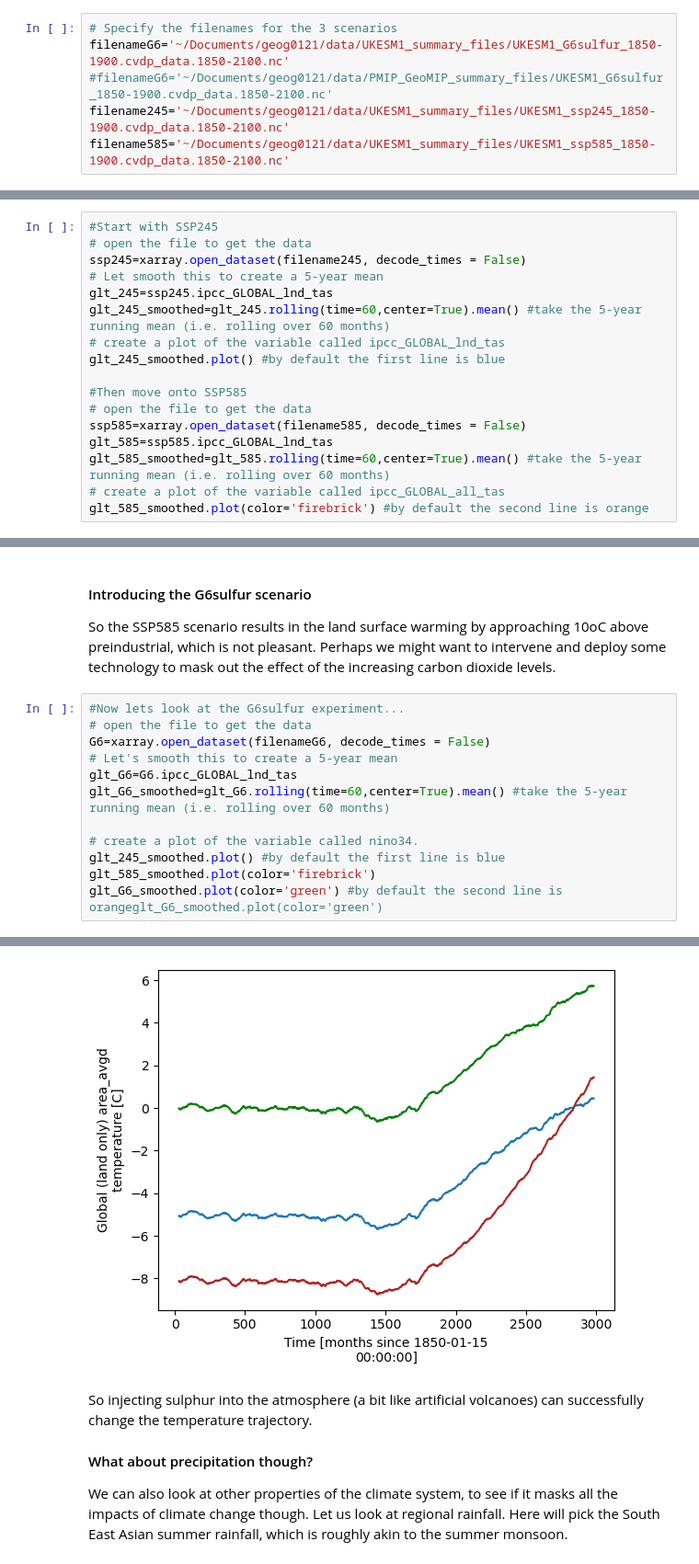
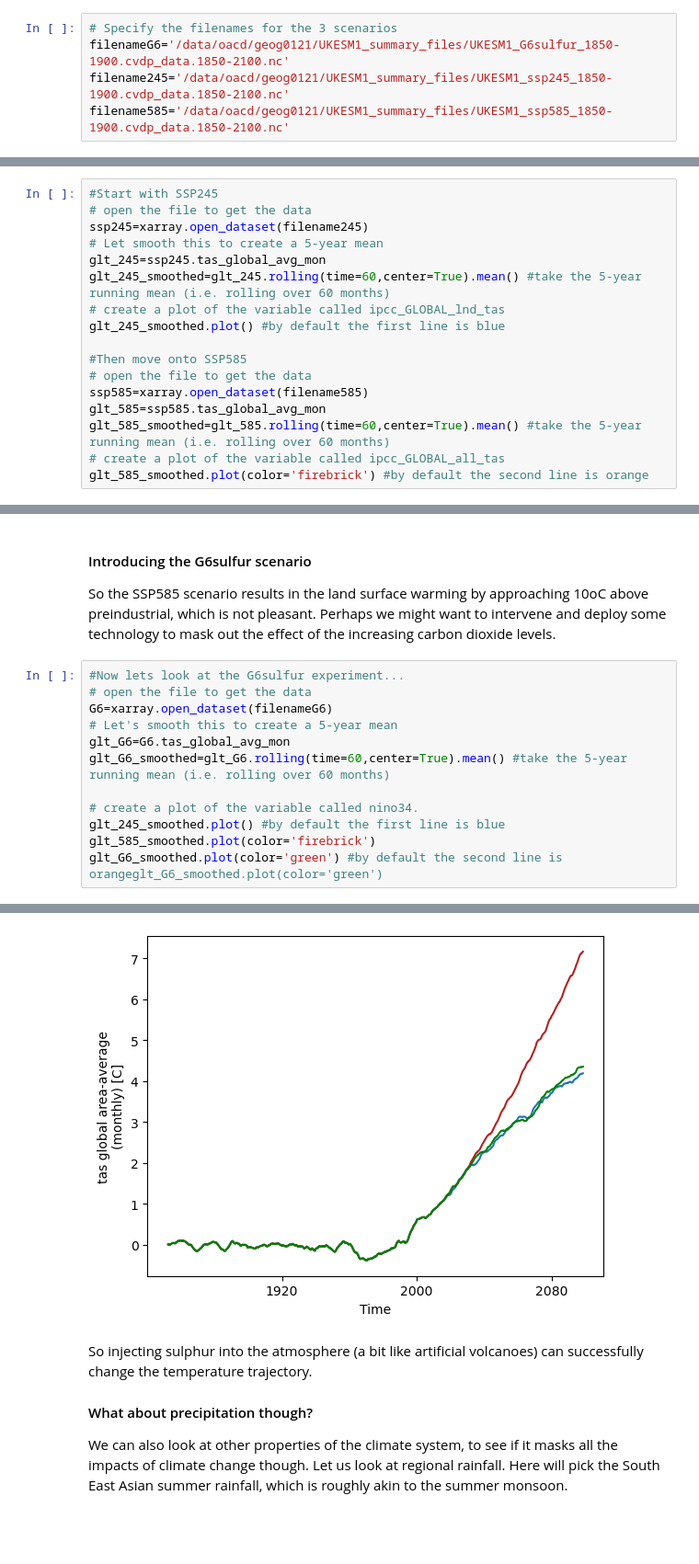
Before and after one commit to chrisbrierley/geog0121, a Jupyter notebook: GeoMIP.ipynb, the cells around one changed output, grey strips where cells are left out. Shown at 92% size. Saved outputs shown, nothing was run; the diff lists cells and outputs as text; blank space fills up the shorter version.

Commit message:
Add paths for PMIP/GeoMIP. Need to rerun once flies are there.

```diff
--- a/GeoMIP.ipynb
+++ b/GeoMIP.ipynb
@@ -20,9 +18,8 @@ The Climate Variability Diagnostics Package computes a whole bunch of time serie
 *Use this cells if you are using the UCL JupyterHub. If you are running this on your own laptop use the cell at the very end instead.*
 # %%
 # Specify the filenames for the 3 scenarios
-filenameG6='~/Documents/geog0121/data/UKESM1_summary_files/UKESM1_G6sulfur_1850-1900.cvdp_data.1850-2100.nc'
-#filenameG6='~/Documents/geog0121/data/PMIP_GeoMIP_summary_files/UKESM1_G6sulfur_1850-1900.cvdp_data.1850-2100.nc'
-filename245='~/Documents/geog0121/data/UKESM1_summary_files/UKESM1_ssp245_1850-1900.cvdp_data.1850-2100.nc'
-filename585='~/Documents/geog0121/data/UKESM1_summary_files/UKESM1_ssp585_1850-1900.cvdp_data.1850-2100.nc'
+filenameG6='/data/oacd/geog0121/UKESM1_summary_files/UKESM1_G6sulfur_1850-1900.cvdp_data.1850-2100.nc'
+filename245='/data/oacd/geog0121/UKESM1_summary_files/UKESM1_ssp245_1850-1900.cvdp_data.1850-2100.nc'
+filename585='/data/oacd/geog0121/UKESM1_summary_files/UKESM1_ssp585_1850-1900.cvdp_data.1850-2100.nc'
 # %% [markdown]
 First, let us remind ourselves about the difference between the two standard scenarios - SSP585 and SSP245.
@@ -30,17 +27,17 @@ Here we will plot the global average temperature over land.
 # %%
 #Start with SSP245
 # open the file to get the data
-ssp245=xarray.open_dataset(filename245, decode_times = False)
+ssp245=xarray.open_dataset(filename245)
 # Let smooth this to create a 5-year mean
-glt_245=ssp245.ipcc_GLOBAL_lnd_tas
+glt_245=ssp245.tas_global_avg_mon
 glt_245_smoothed=glt_245.rolling(time=60,center=True).mean() #take the 5-year running mean (i.e. rolling over 60 months)
 # create a plot of the variable called ipcc_GLOBAL_lnd_tas
 glt_245_smoothed.plot() #by default the first line is blue
 
 #Then move onto SSP585
 # open the file to get the data
-ssp585=xarray.open_dataset(filename585, decode_times = False)
-glt_585=ssp585.ipcc_GLOBAL_lnd_tas
+ssp585=xarray.open_dataset(filename585)
+glt_585=ssp585.tas_global_avg_mon
 glt_585_smoothed=glt_585.rolling(time=60,center=True).mean() #take the 5-year running mean (i.e. rolling over 60 months)
 # create a plot of the variable called ipcc_GLOBAL_all_tas
 glt_585_smoothed.plot(color='firebrick') #by default the second line is orange
@@ -53,18 +50,18 @@ So the SSP585 scenario results in the land surface warming by approaching 10oC a
 # %%
 #Now lets look at the G6sulfur experiment...
 # open the file to get the data
-G6=xarray.open_dataset(filenameG6, decode_times = False)
+G6=xarray.open_dataset(filenameG6)
 # Let's smooth this to create a 5-year mean
-glt_G6=G6.ipcc_GLOBAL_lnd_tas
+glt_G6=G6.tas_global_avg_mon
 glt_G6_smoothed=glt_G6.rolling(time=60,center=True).mean() #take the 5-year running mean (i.e. rolling over 60 months)
 
 # create a plot of the variable called nino34.
 glt_245_smoothed.plot() #by default the first line is blue
 glt_585_smoothed.plot(color='firebrick')
 glt_G6_smoothed.plot(color='green') #by default the second line is orangeglt_G6_smoothed.plot(color='green')
 # %% [output]
 [<matplotlib.lines.Line2D at 0x...>]
-[figure, old version]
+[figure, new version]
 # %% [markdown]
 So injecting sulphur into the atmosphere (a bit like artificial volcanoes) can successfully change the temperature trajectory.
 
```
Also changed, not shown: parts of 4 cells of this notebook, 1 other file.
